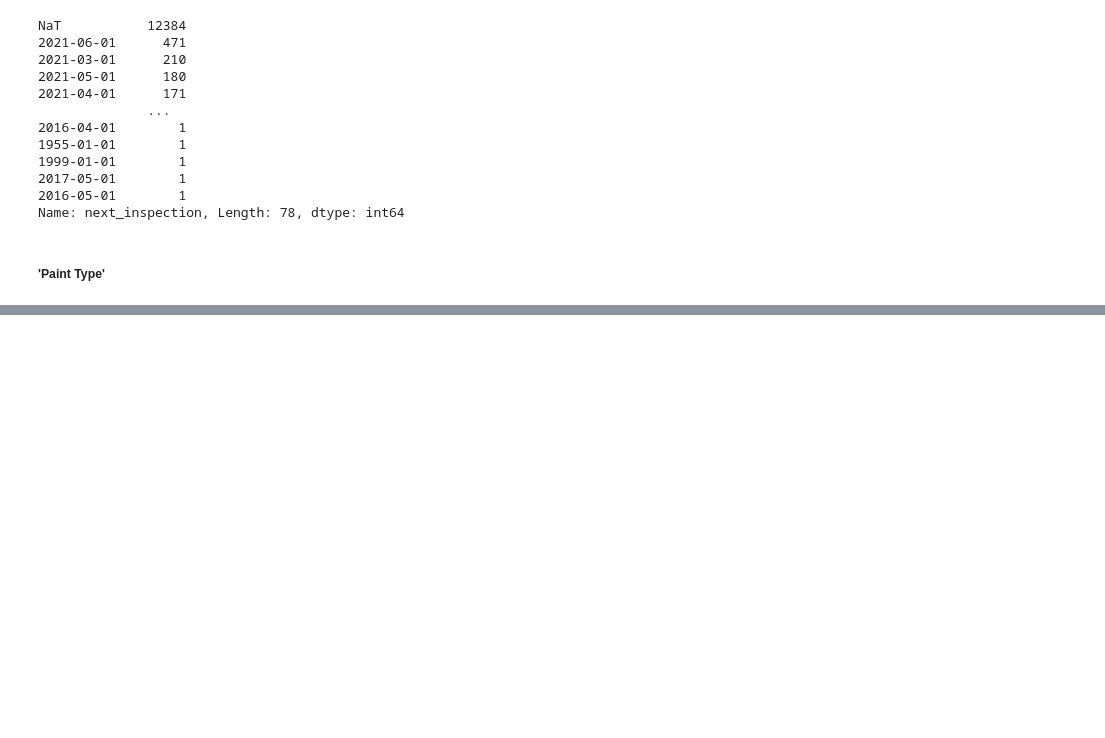
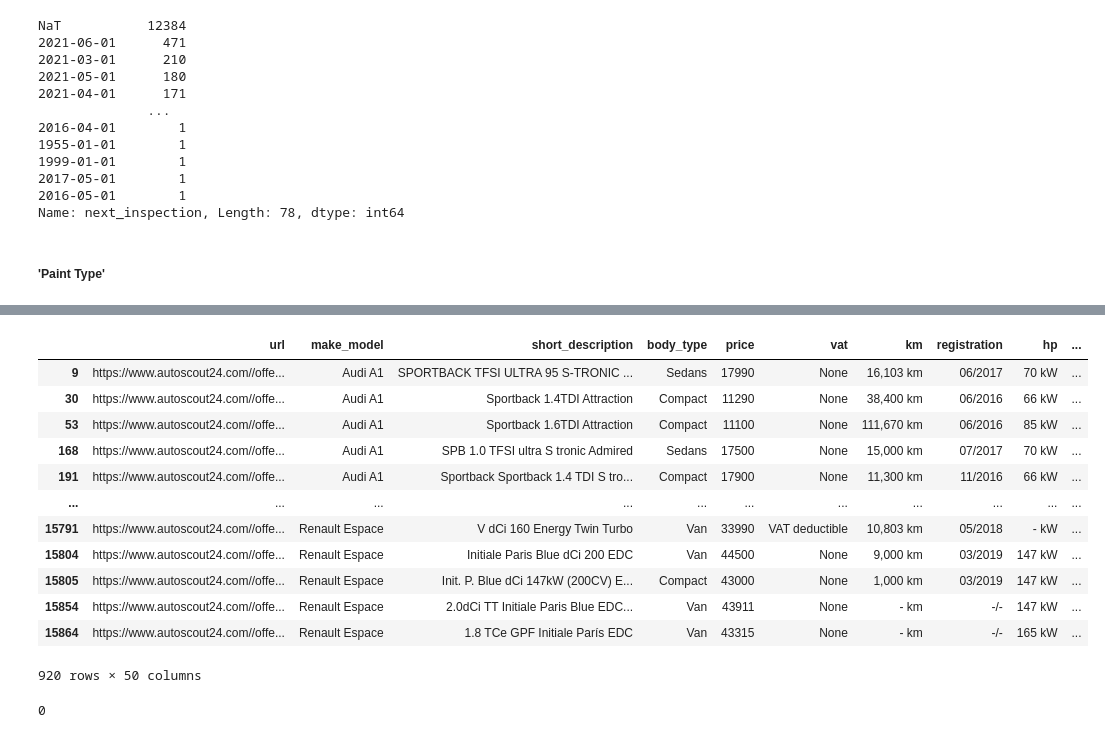
Before and after one commit to Meryem1425/DataScience_MachineLearning, a Jupyter notebook: 1. Data Analysis with Python/Proje_ExploratoryDataAnalysis(EDA)/Project_AutoScout_EDA-1(Solution).ipynb, the cells around one changed output, grey strips where cells are left out. Cells and saved outputs as stored; diff of their text form; code cells hidden in the pictures; blank space fills up the shorter version.

```diff
--- a/1. Data Analysis with Python/Proje_ExploratoryDataAnalysis(EDA)/Project_AutoScout_EDA-1(Solution).ipynb
+++ b/1. Data Analysis with Python/Proje_ExploratoryDataAnalysis(EDA)/Project_AutoScout_EDA-1(Solution).ipynb
@@ -664,0 +884,2 @@ Name: next_inspection, Length: 78, dtype: int64
+# %%
+oto['emission_label'] = oto['Emission Label'].str[0].str.strip('\n')
@@ -664,0 +950,2 @@ Name: next_inspection, Length: 78, dtype: int64
+# %%
+oto.drop("Full Service", axis = 1, inplace = True)
@@ -664,0 +1103,4 @@ Name: next_inspection, Length: 78, dtype: int64
+# %%
+nxtins_list = [",".join(item).strip() if type(item) == list else item for item in oto['\nComfort & Convenience\n']]
+# %%
+oto["Comfort&Convenience"] = pd.DataFrame(nxtins_list)
@@ -664,0 +1122,20 @@ Name: next_inspection, Length: 78, dtype: int64
+# %%
+oto[oto['Comfort&Convenience'] == ""]
+# %% [output]
+|  | url | make_model | short_description | body_type | price | vat | km | registration | hp | ... |
+| 9 | https://www.autoscout24.com//offe... | Audi A1 | SPORTBACK TFSI ULTRA 95 S-TRONIC ... | Sedans | 17990 | None | 16,103 km | 06/2017 | 70 kW | ... |
+| 30 | https://www.autoscout24.com//offe... | Audi A1 | Sportback 1.4TDI Attraction | Compact | 11290 | None | 38,400 km | 06/2016 | 66 kW | ... |
+| 53 | https://www.autoscout24.com//offe... | Audi A1 | Sportback 1.6TDI Attraction | Compact | 11100 | None | 111,670 km | 06/2016 | 85 kW | ... |
+| 168 | https://www.autoscout24.com//offe... | Audi A1 | SPB 1.0 TFSI ultra S tronic Admired | Sedans | 17500 | None | 15,000 km | 07/2017 | 70 kW | ... |
+| 191 | https://www.autoscout24.com//offe... | Audi A1 | Sportback Sportback 1.4 TDI S tro... | Compact | 17900 | None | 11,300 km | 11/2016 | 66 kW | ... |
+| ... | ... | ... | ... | ... | ... | ... | ... | ... | ... | ... |
+| 15791 | https://www.autoscout24.com//offe... | Renault Espace | V dCi 160 Energy Twin Turbo | Van | 33990 | VAT deductible | 10,803 km | 05/2018 | - kW | ... |
+| 15804 | https://www.autoscout24.com//offe... | Renault Espace | Initiale Paris Blue dCi 200 EDC | Van | 44500 | None | 9,000 km | 03/2019 | 147 kW | ... |
+| 15805 | https://www.autoscout24.com//offe... | Renault Espace | Init. P. Blue dCi 147kW (200CV) E... | Compact | 43000 | None | 1,000 km | 03/2019 | 147 kW | ... |
+| 15854 | https://www.autoscout24.com//offe... | Renault Espace | 2.0dCi TT Initiale Paris Blue EDC... | Van | 43911 | None | - km | -/- | 147 kW | ... |
+| 15864 | https://www.autoscout24.com//offe... | Renault Espace | 1.8 TCe GPF Initiale París EDC | Van | 43315 | None | - km | -/- | 165 kW | ... |
+920 rows × 50 columns
+# %%
+oto['Comfort&Convenience'].isnull().sum()
+# %% [output]
+0
```
Also changed, not shown: parts of 319 cells of this notebook, 8 other files.
